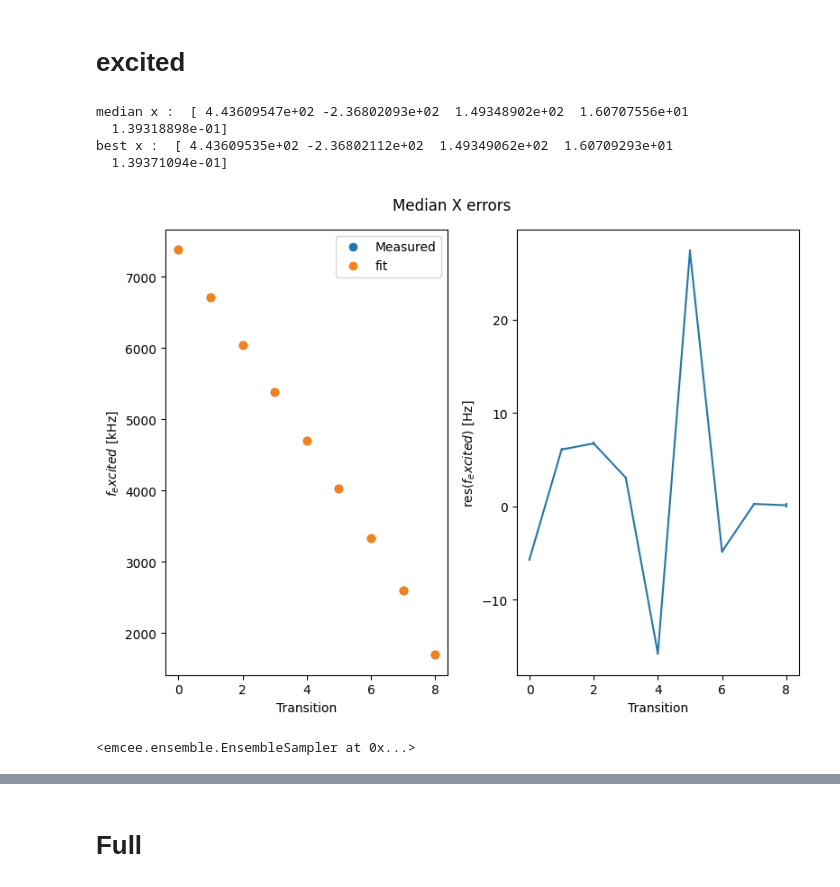
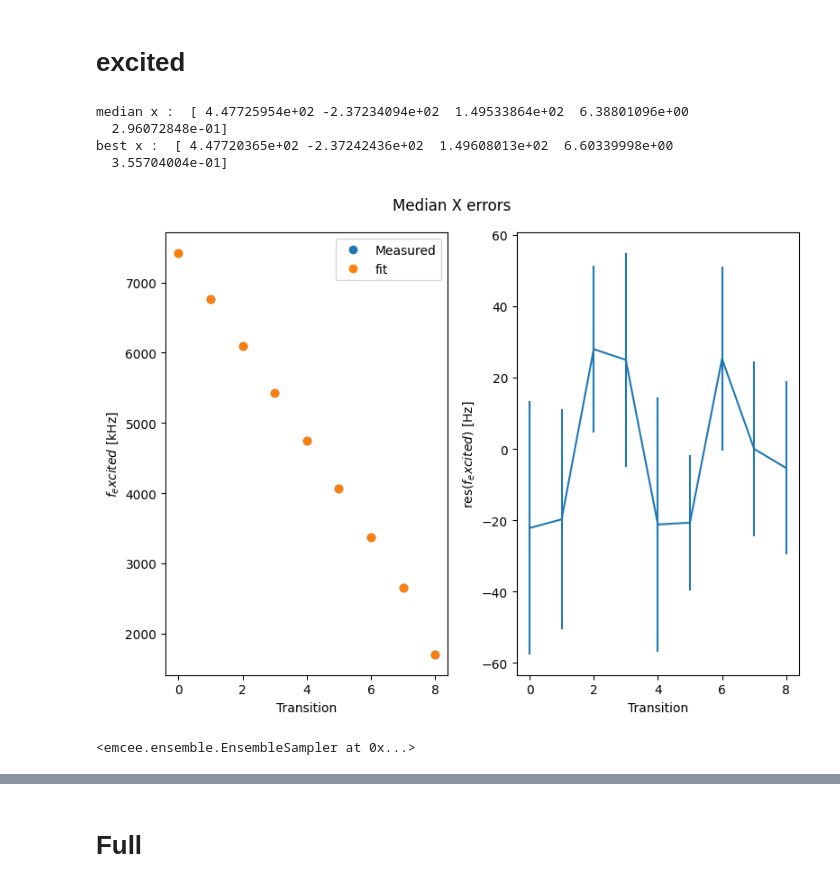
Before and after one commit to leonmyk/Spectroscopy_Hamiltonian_fitter-, a Jupyter notebook: Fitter.ipynb, the cells around one changed output, grey strips where cells are left out. Cells and saved outputs as stored; diff of their text form; code cells hidden in the pictures.

```diff
--- a/Fitter.ipynb
+++ b/Fitter.ipynb
@@ -75,11 +135,12 @@ fitter_ground.Save_results()
 # %% [markdown]
 # excited
 # %%
-fitter_excited.run_MCMC(guess_exicted,nsteps=3000)
+best_x_excited = [447.72559654611877,-237.23552163653977,149.53908329962314,6.419823433715284,0.3084357146817395]
+fitter_excited.run_MCMC(best_x_excited,nsteps=3000)
 # %% [output]
-median x :  [ 4.43609547e+02 -2.36802093e+02  1.49348902e+02  1.60707556e+01
-  1.39318898e-01]
-best x :  [ 4.43609535e+02 -2.36802112e+02  1.49349062e+02  1.60709293e+01
-  1.39371094e-01]
+median x :  [ 4.47725954e+02 -2.37234094e+02  1.49533864e+02  6.38801096e+00
+  2.96072848e-01]
+best x :  [ 4.47720365e+02 -2.37242436e+02  1.49608013e+02  6.60339998e+00
+  3.55704004e-01]
-[figure, old version]
+[figure, new version]
 <emcee.ensemble.EnsembleSampler at 0x...>
```
Also changed, not shown: parts of 17 cells of this notebook, 9 other files.
